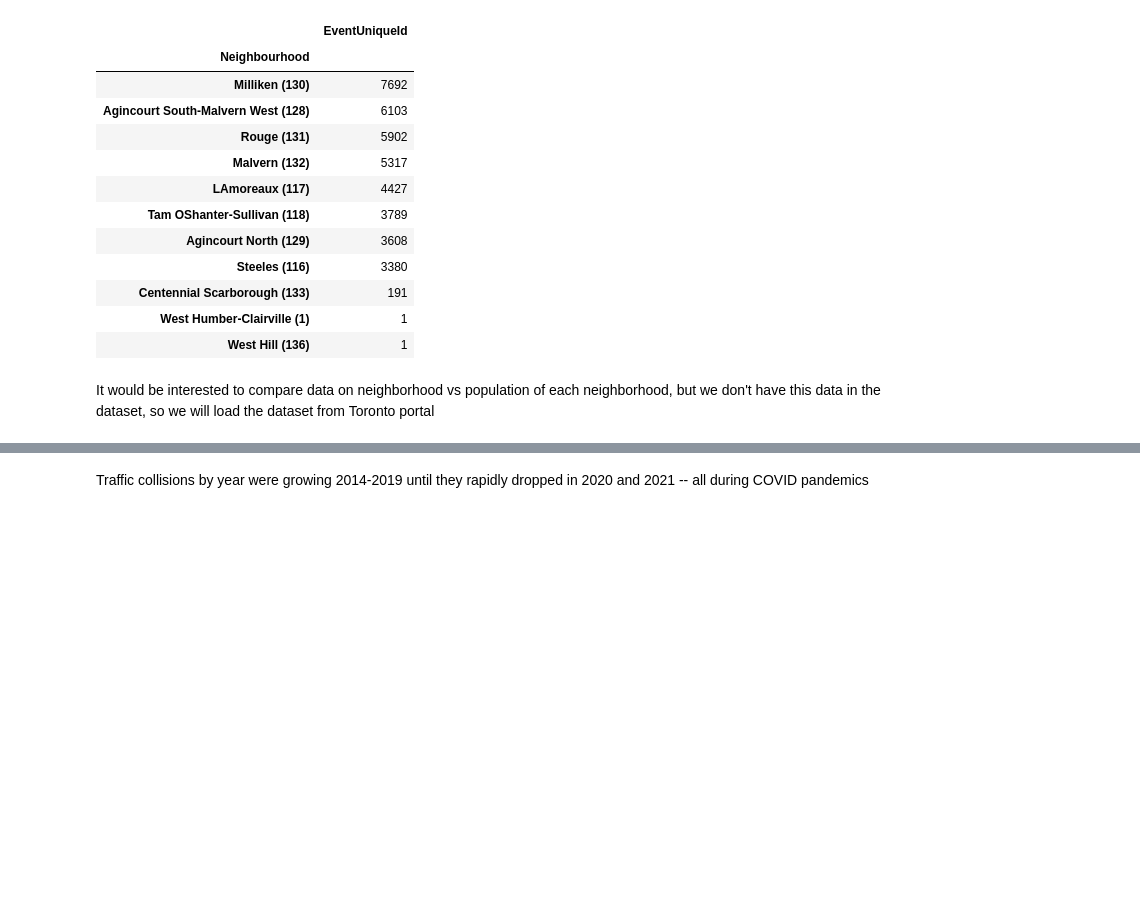
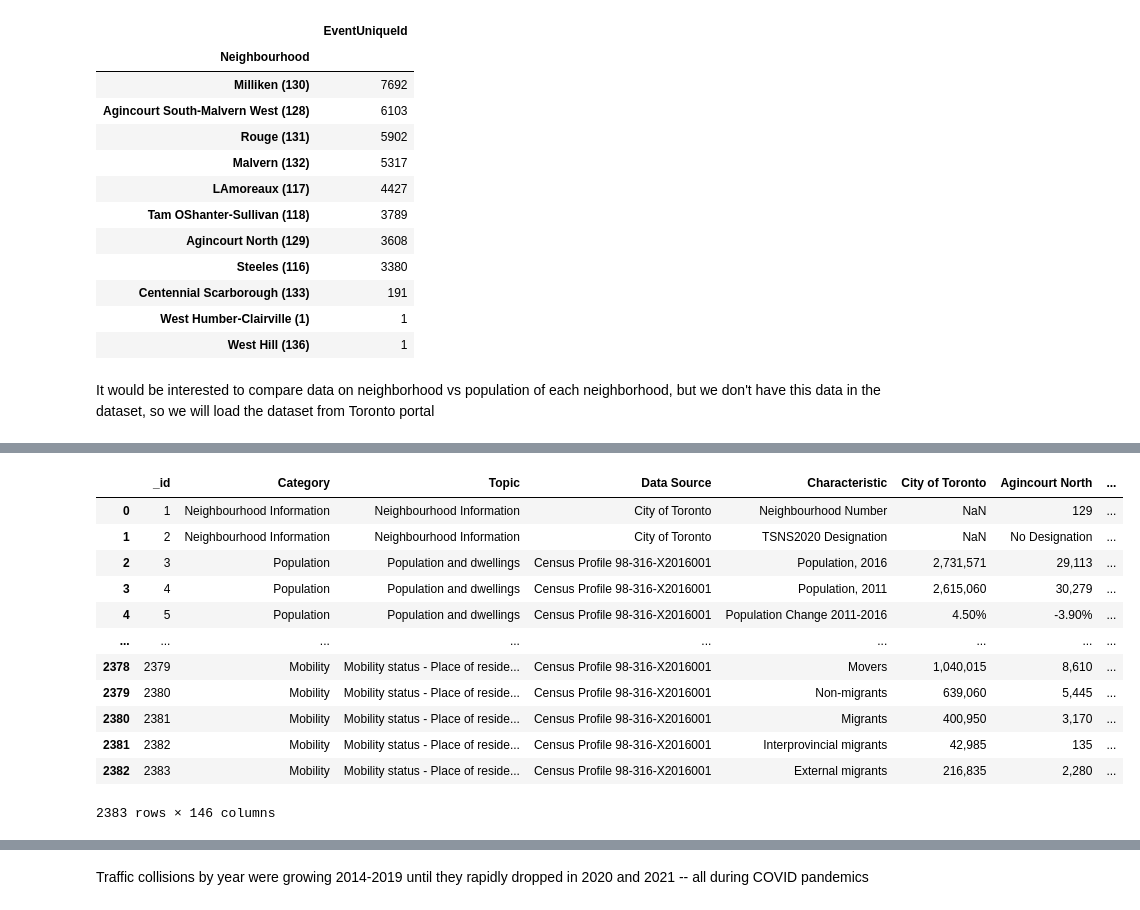
Before and after one commit to Andrew-Agapov/Kaggle_projects, a Jupyter notebook: toronto-traffic-collisions-analysis.ipynb, the cells around one changed output, grey strips where cells are left out. Cells and saved outputs as stored; diff of their text form; code cells hidden in the pictures; blank space fills up the shorter version.

Commit message:
Kaggle Notebook | Toronto Traffic Collisions Analysis | Version 9

```diff
--- a/toronto-traffic-collisions-analysis.ipynb
+++ b/toronto-traffic-collisions-analysis.ipynb
@@ -265,0 +264,17 @@ ConnectionError: HTTPSConnectionPool(host='ckan0.cf.opendata.inter.prod-toronto.
+# %%
+df_pop = pd.read_csv('/kaggle/input/city-of-toronto-neighbourhood-profiles-2016/toronto_neighbourhood_profiles_2016.csv')
+df_pop
+# %% [output]
+|  | _id | Category | Topic | Data Source | Characteristic | City of Toronto | Agincourt North | ... |
+| 0 | 1 | Neighbourhood Information | Neighbourhood Information | City of Toronto | Neighbourhood Number | NaN | 129 | ... |
+| 1 | 2 | Neighbourhood Information | Neighbourhood Information | City of Toronto | TSNS2020 Designation | NaN | No Designation | ... |
+| 2 | 3 | Population | Population and dwellings | Census Profile 98-316-X2016001 | Population, 2016 | 2,731,571 | 29,113 | ... |
+| 3 | 4 | Population | Population and dwellings | Census Profile 98-316-X2016001 | Population, 2011 | 2,615,060 | 30,279 | ... |
+| 4 | 5 | Population | Population and dwellings | Census Profile 98-316-X2016001 | Population Change 2011-2016 | 4.50% | -3.90% | ... |
+| ... | ... | ... | ... | ... | ... | ... | ... | ... |
+| 2378 | 2379 | Mobility | Mobility status - Place of reside... | Census Profile 98-316-X2016001 | Movers | 1,040,015 | 8,610 | ... |
+| 2379 | 2380 | Mobility | Mobility status - Place of reside... | Census Profile 98-316-X2016001 | Non-migrants | 639,060 | 5,445 | ... |
+| 2380 | 2381 | Mobility | Mobility status - Place of reside... | Census Profile 98-316-X2016001 | Migrants | 400,950 | 3,170 | ... |
+| 2381 | 2382 | Mobility | Mobility status - Place of reside... | Census Profile 98-316-X2016001 | Interprovincial migrants | 42,985 | 135 | ... |
+| 2382 | 2383 | Mobility | Mobility status - Place of reside... | Census Profile 98-316-X2016001 | External migrants | 216,835 | 2,280 | ... |
+2383 rows × 146 columns
```
Also changed, not shown: parts of 3 cells of this notebook.
